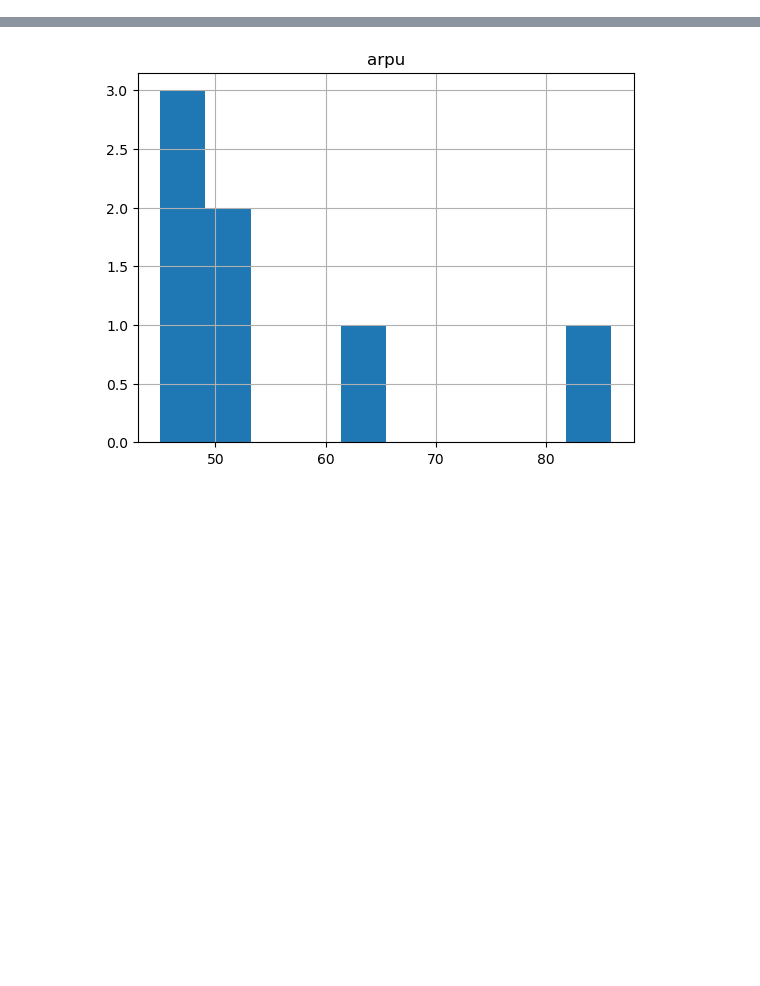
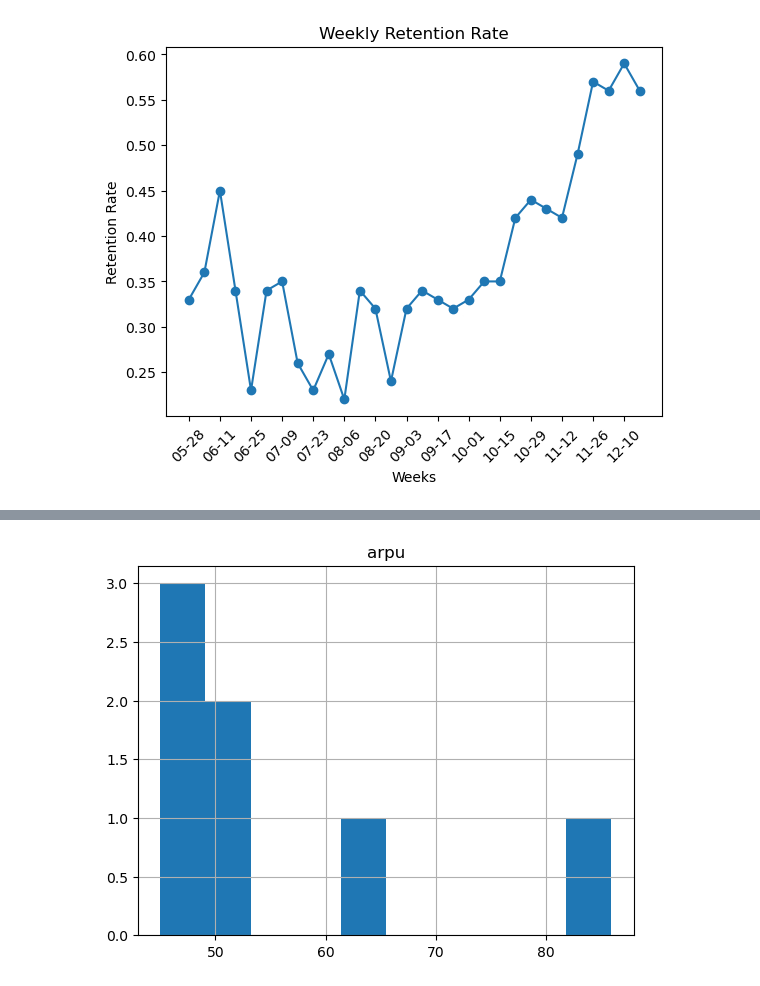
Before and after one commit to kensuke0529/Food-Delivery-App-Sales-Analysis-Project, a Jupyter notebook: csv_file/visualization.ipynb, the cells around one changed output, grey strips where cells are left out. Cells and saved outputs as stored; diff of their text form; code cells hidden in the pictures; blank space fills up the shorter version.

```diff
--- a/csv_file/visualization.ipynb
+++ b/csv_file/visualization.ipynb
@@ -38,0 +118,14 @@ Make graph to show how average revenue per users changed by month
+# %%
+# retention rate
+weekly_retention['week'] = pd.to_datetime(weekly_retention['week'], format='%Y-%m-%d', utc=True)
+weekly_retention = weekly_retention[weekly_retention['week'] != '2018-12-24']
+weekly_retention['week'] = weekly_retention['week'].dt.strftime('%m-%d')
+
+plt.plot(weekly_retention['week'],weekly_retention['retention_rate'],marker ='o')
+plt.xlabel('Weeks')
+plt.ylabel('Retention Rate')
+plt.title('Weekly Retention Rate')
+plt.xticks(ticks = range(0, len(weekly_retention['week']),2), rotation =45)
+plt.show()
+# %% [output]
+[figure, added]
```
Also changed, not shown: parts of 13 cells of this notebook, 10 other files.
